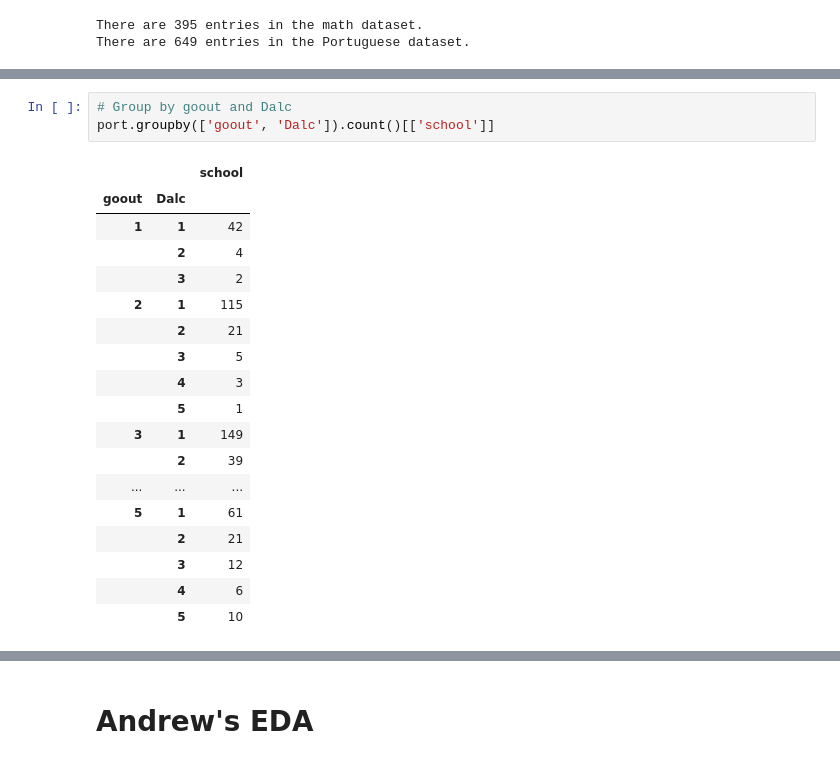
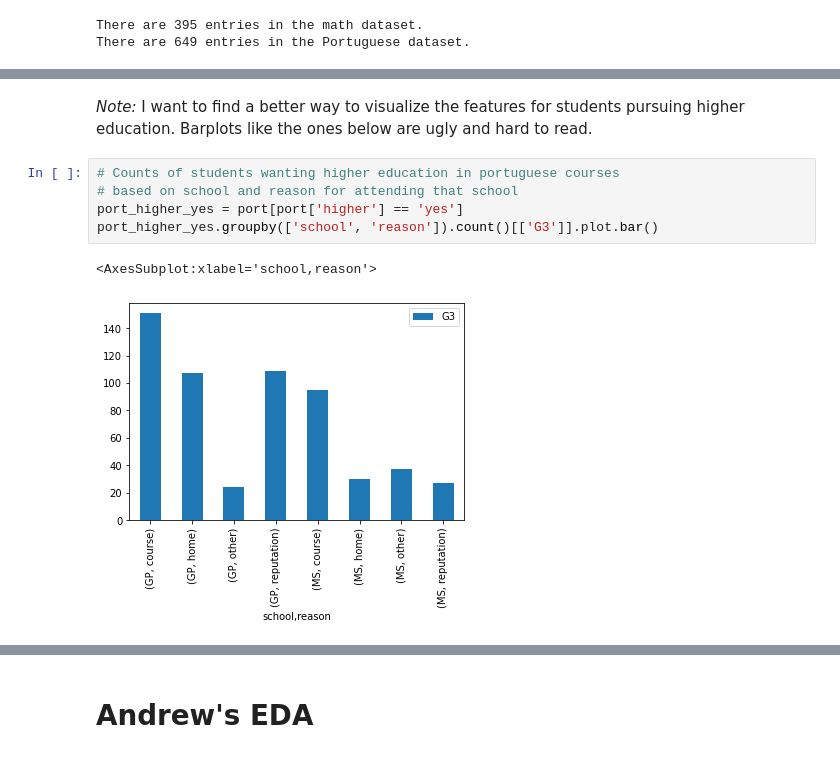
Before and after one commit to arenriquez/data144finalproj, a Jupyter notebook: Untitled.ipynb, the cells around one changed output, grey strips where cells are left out. Saved outputs shown, nothing was run; the diff lists cells and outputs as text.

Commit message:
EDA for predicting higher

```diff
--- a/Untitled.ipynb
+++ b/Untitled.ipynb
@@ -155,22 +89,10 @@ port.groupby(["Dalc", "failures"]).count()[['school']]
-# %%
-# Group by goout and Dalc
-port.groupby(['goout', 'Dalc']).count()[['school']]
-# %% [output]
-|  |  | school |
-| goout | Dalc |  |
-| 1 | 1 | 42 |
-|  | 2 | 4 |
-|  | 3 | 2 |
-| 2 | 1 | 115 |
-|  | 2 | 21 |
-|  | 3 | 5 |
-|  | 4 | 3 |
-|  | 5 | 1 |
-| 3 | 1 | 149 |
-|  | 2 | 39 |
-| ... | ... | ... |
-| 5 | 1 | 61 |
-|  | 2 | 21 |
-|  | 3 | 12 |
-|  | 4 | 6 |
-|  | 5 | 10 |
+# %% [markdown]
+*Note:* I want to find a better way to visualize the features for students pursuing higher education. Barplots like the ones below are ugly and hard to read.
+# %%
+# Counts of students wanting higher education in portuguese courses
+# based on school and reason for attending that school
+port_higher_yes = port[port['higher'] == 'yes']
+port_higher_yes.groupby(['school', 'reason']).count()[['G3']].plot.bar()
+# %% [output]
+<AxesSubplot:xlabel='school,reason'>
+[figure, added]
```
Also changed, not shown: parts of 15 cells of this notebook.
